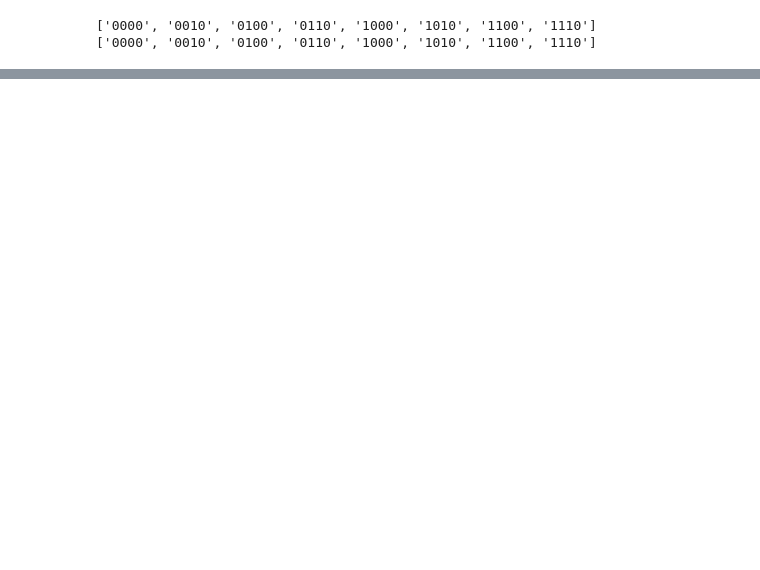
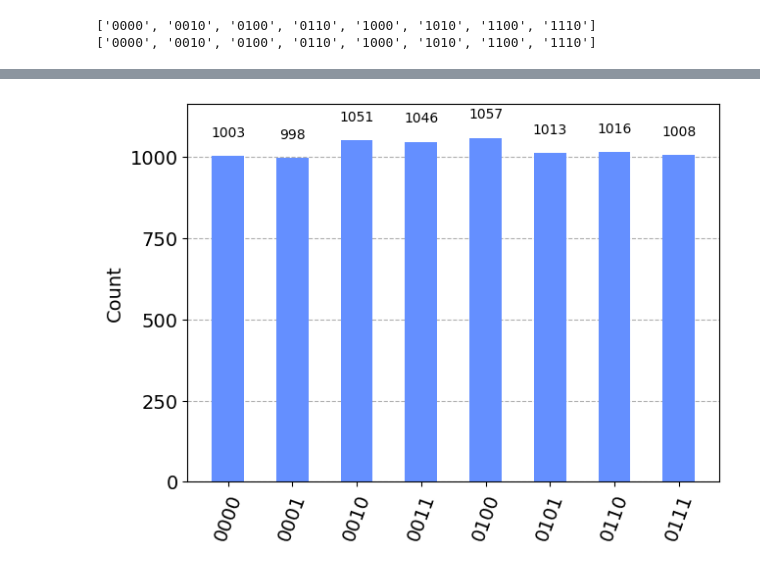
Before and after one commit to rodelanu/TFG, a Jupyter notebook: 3_Simon_Rules.ipynb, the cells around one changed output, grey strips where cells are left out. Saved outputs shown, nothing was run; the diff lists cells and outputs as text; code cells hidden in the pictures; blank space fills up the shorter version.

```diff
--- a/3_Simon_Rules.ipynb
+++ b/3_Simon_Rules.ipynb
@@ -131,3 +131,29 @@ print(sorted(reverse_lst(set(counts.keys()))))
 # %% [output]
 ['0000', '0010', '0100', '0110', '1000', '1010', '1100', '1110']
 ['0000', '0010', '0100', '0110', '1000', '1010', '1100', '1110']
+# %%
+# Función que implementa el Algoritmo de Simon para la cadena invertida b
+def simon_algorithm_inverted(b):
+    b = reverse_str(b)
+    n = len(b)
+    simon_circuit = QuantumCircuit(2*n,n)
+
+    # HADAMARD GATES
+    simon_circuit.h(range(n))
+    simon_circuit.barrier()
+
+    # SIMON ORACLE
+    simon_circuit.append(simon_oracle(b).to_gate(label = '  Q_f  '),list(range(2*n)))
+    # simon_circuit.compose(simon_oracle(b),inplace=True)
+    simon_circuit.barrier()
+
+    # HADAMARD GATES
+    simon_circuit.h(range(n))
+    simon_circuit.barrier()
+
+    # MEASUREMENTS
+    simon_circuit.measure(range(n), range(n))
+
+    return simon_circuit
+
+simon_algorithm_inverted('001').draw(output = 'mpl')
@@ -133,0 +162,12 @@ print(sorted(reverse_lst(set(counts.keys()))))
+# %%
+# INPUT
+b = '0001'
+
+# Simulación del Algoritmo de Simon con la cadena de bits b
+aer_sim = Aer.get_backend('qasm_simulator')
+algorithm = simon_algorithm_inverted(b)
+results = aer_sim.run(transpile(algorithm, aer_sim), shots=8192).result()
+counts = results.get_counts()
+plot_histogram(counts)
+# %% [output]
+[figure, added]
```
Also changed, not shown: parts of 5 cells of this notebook.
